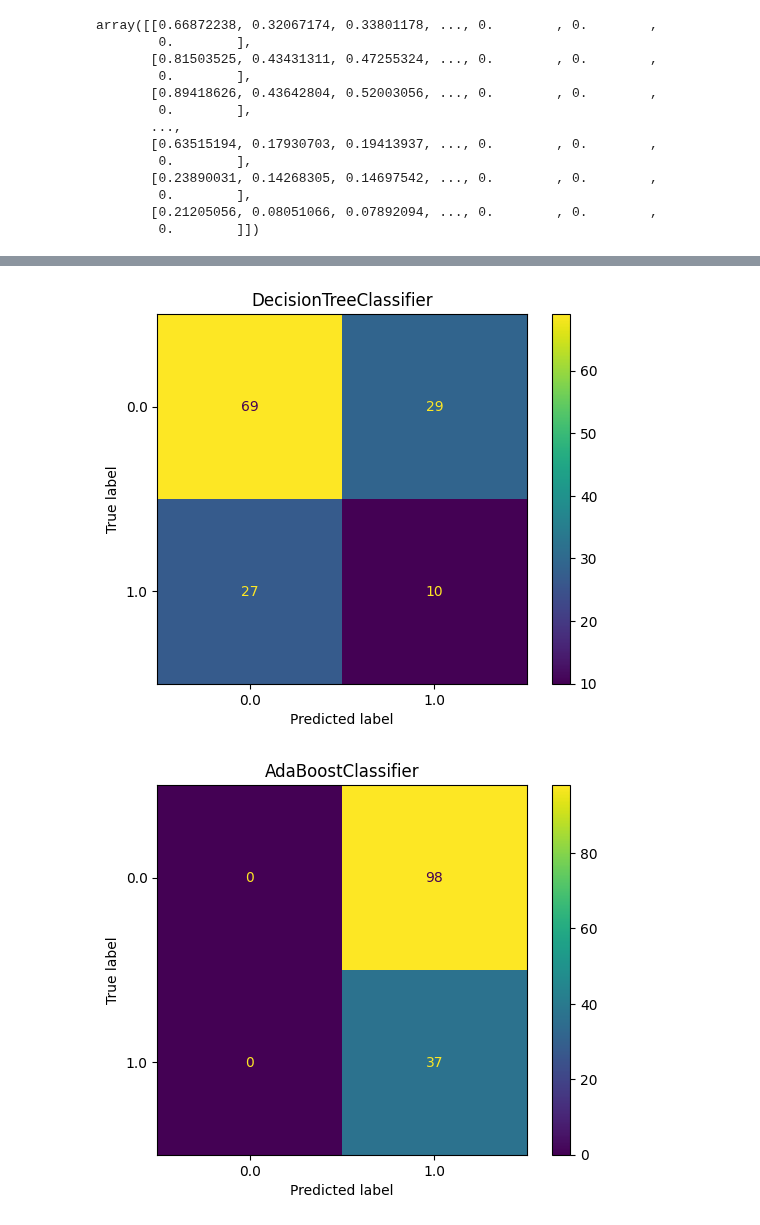
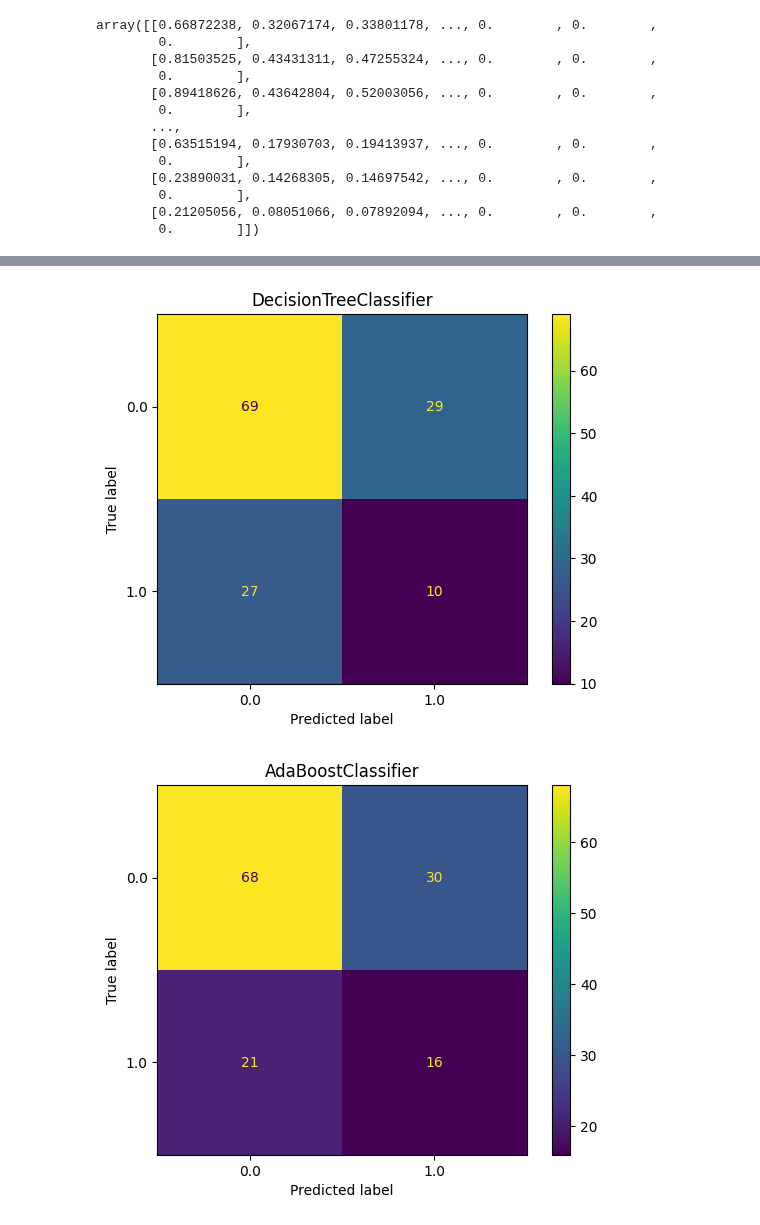
Before and after one commit to marek-lechowicz/radiomika_pd, a Jupyter notebook: tree_classifier.ipynb, the cells around one changed output, grey strips where cells are left out. Cells and saved outputs as stored; diff of their text form; code cells hidden in the pictures.

Commit message:
threshold improvements

```diff
--- a/tree_classifier.ipynb
+++ b/tree_classifier.ipynb
@@ -135,7 +125,7 @@ for clf, name in zip(clfs, clfs_names):
 # %%
 from sklearn.metrics import roc_curve, auc, RocCurveDisplay
 ys_pred_proba = {}
-
+clfs_thresholds = {}
 for clf, name in zip(clfs, clfs_names):
     y_pred_proba = clf.predict_proba(X_val)
     y_pred_proba = y_pred_proba[:, 1]
@@ -146,6 +136,7 @@ for clf, name in zip(clfs, clfs_names):
     # df = pd.DataFrame(data)
     # df.head(100)
     roc_auc = auc(fpr, tpr)
+    clfs_thresholds[name] = thresholds
     # display = RocCurveDisplay(fpr=fpr, tpr=tpr, roc_auc=roc_auc, estimator_name=name)
 
     # RocCurveDisplay.from_predictions(
@@ -188,0 +198,17 @@ df.head(len(fpr))
+# %%
+results = {'Name': [], 'Accuracy': [], 'F1 score': [], 'Precision': [], 'Recall': [], 'Best Th.': []}
+
+for clf, name in zip(clfs, clfs_names):
+    best_th = best_thresholds[name]
+    y_pred_proba = clf.predict_proba(X_test)[:, 1]
+    y_pred = y_pred_proba > best_th
+    results['Name'].append(name)
+    results['Accuracy'].append(accuracy_score(y_test, y_pred))
+    results['F1 score'].append(f1_score(y_test, y_pred))
+    results['Precision'].append(precision_score(y_test, y_pred))
+    results['Recall'].append(recall_score(y_test, y_pred))
+    results['Best Th.'].append(best_th)
+
+results_df = pd.DataFrame(results)
+print("Results after threshold adjustment on TEST data")
+results_df.head(len(clfs_names))
@@ -188,0 +223,19 @@ df.head(len(fpr))
+# %%
+from sklearn.metrics import accuracy_score, f1_score, precision_score, recall_score, confusion_matrix, ConfusionMatrixDisplay
+y_pred = clf.predict(X_test)
+
+results = {'Name': [], 'Accuracy': [], 'F1 score': [], 'Precision': [], 'Recall': []}
+ys_pred = {}
+
+for clf, name in zip(clfs, clfs_names):
+    y_pred = clf.predict(X_test)
+    ys_pred[name] = y_pred
+    results['Name'].append(name)
+    results['Accuracy'].append(accuracy_score(y_test, y_pred))
+    results['F1 score'].append(f1_score(y_test, y_pred))
+    results['Precision'].append(precision_score(y_test, y_pred))
+    results['Recall'].append(recall_score(y_test, y_pred))
+
+results_df = pd.DataFrame(results)
+print("Results WITHOUT threshold adjustment on TEST data")
+results_df.head(len(clfs_names))
@@ -189,12 +250,12 @@ df.head(len(fpr))
 # %%
-picked_th = 0.21
 for clf, name in zip(clfs, clfs_names):
-    y_pred_proba = ys_pred_proba[name]
-    cm = confusion_matrix(y_test, y_pred_proba>picked_th)
+    best_th = best_thresholds[name]
+    y_pred = ys_pred_proba[name] > best_th
+    cm = confusion_matrix(y_test, y_pred)
     disp = ConfusionMatrixDisplay(confusion_matrix=cm, display_labels=clf.classes_)
     disp.plot()
     plt.title(f"{name}")
     plt.show()
 # %% [output]
 [figure]
-[figure, old version]
+[figure, new version]
```
Also changed, not shown: parts of 15 cells of this notebook.
